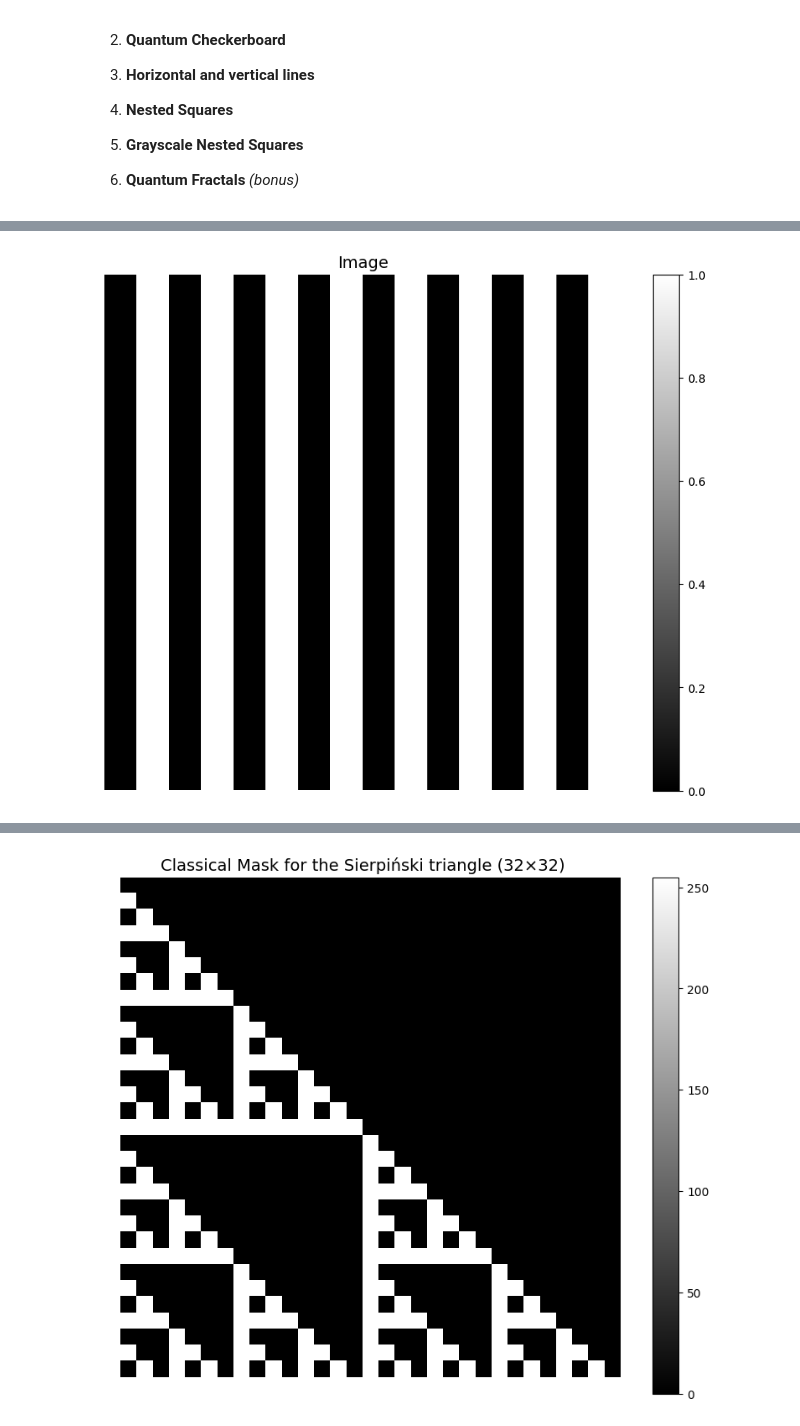
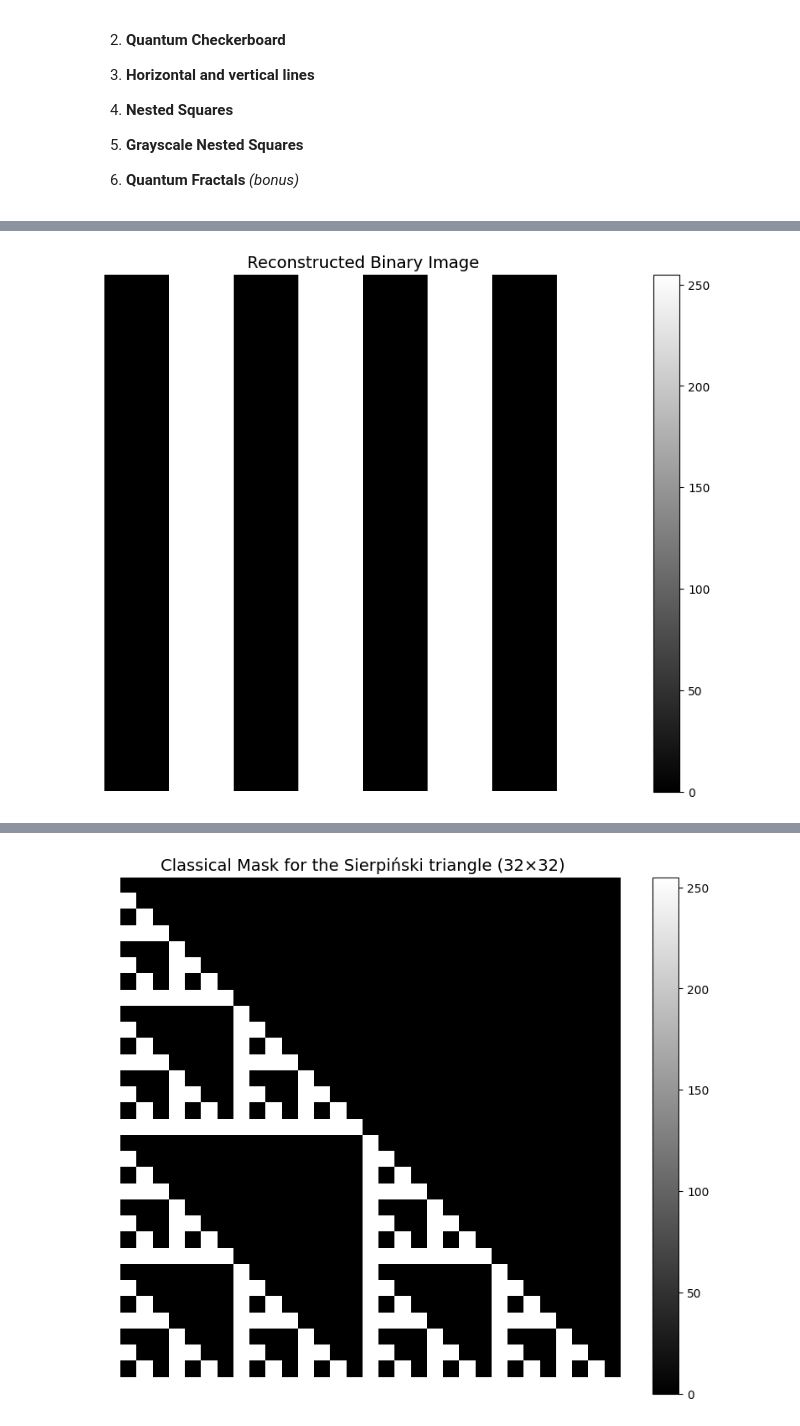
Before and after one commit to inking02/compile-moi-si-tu-peux, a Jupyter notebook: iqucodefest-2026-docs/side_quests/challenge_02_generative_quantum_art/frqi_pattern_generation_challenge_en.ipynb, the cells around one changed output, grey strips where cells are left out. Cells and saved outputs as stored; diff of their text form; code cells hidden in the pictures.

```diff
--- a/iqucodefest-2026-docs/side_quests/challenge_02_generative_quantum_art/frqi_pattern_generation_challenge_en.ipynb
+++ b/iqucodefest-2026-docs/side_quests/challenge_02_generative_quantum_art/frqi_pattern_generation_challenge_en.ipynb
@@ -157,27 +277,69 @@ Same idea as pattern 3, but the lines must be vertical just like in the picture
 
 ![Vertical lines](images/frqi_bar_ver.png)
 # %%
-L1 = 16
-L2 = 16
-qc  = QuantumCircuit(L1*L2)
-for q in range(L1*L2):
-    if q%2==0:
-        qc.x(q)
+import utils_images
 
-qc.measure_all()
-qc.draw()
+from grayscale import encode_frqi_grayscale, reconstruct_grayscale_from_frqi, reconstruct_from_frqi
 
-sampler = AerSimulator(method="matrix_product_state")
-outcome_hex = list(
-    sampler.run([qc.decompose(reps=1)], shots=1)
-    .result()
-    .data(0)["counts"]
-    .keys()
-)[0]
+def checker_patern(L1,L2,negative) -> tuple[QuantumCircuit, int]:
+    """
+    Pedagogical FRQI encoder for a binary (black/white) image.
 
-outcome_binary = format(int(outcome_hex, 16), f"0{L1*L2}b")
-bits = [b for b in outcome_binary]
+    Convention used here:
+    - Pixel index i is converted to a "natural" bitstring (MSB on the left) with format(...).
+    - position qubits are q0..q(k-1), where q0 is the LSB.
+    - The helper _apply_x_mask(...) reverses the bitstring to align bits with q0..
 
-bm = np.array(bits).reshape(L1,L2).astype(float)
-display_image(bm)
+    Steps:
+    1) Put all positions in superposition (H on all position qubits).
+    2) For each black pixel address, apply an X-mask + MCX + undo the mask.
+    """
+    n_pixels = L1*L2
+    if n_pixels == 0:
+        raise ValueError("Empty image.")
+
+    n_pos = math.ceil(math.log2(n_pixels))  # number of position qubits
+    n_total = n_pos + 1  # +1 color qubit
+    pos_qubits = list(range(n_pos))  # q0..q(k-1)
+    color_qubit = n_pos  # qk
+
+    # Warn if there are more addresses than pixels
+    if 2**n_pos > n_pixels:
+        print(f"Note: 2^k = {2**n_pos} > N = {n_pixels} (extra addresses stay white)")
+
+    # Create circuit
+    qc = QuantumCircuit(n_total)
+
+    # Step 1) Superposition over addresses
+    for q in pos_qubits:
+        qc.h(q)
+
+    # Step 2) Encode black pixels with MC
+    qc.cx(0, color_qubit)
+
+    if negative:
+        qc.x(color_qubit)
+
+    print(f" FRQI circuit created!")
+    print(f"   Depth: {qc.depth()}, Size: {qc.size()} gates")
+
+    return qc, n_pos  # return circuit and number of position qubits
+
+L1 = 8
+L2 = 8
+pixel_grid = []
+
+checker_circ, n_pos = checker_patern(L1,L2,False)
+checker_circ.measure_all()
+num_shots = (2**n_pos) * 50
+counts = utils_quantum.run_simulation(checker_circ, shots=num_shots)
+
+# Reconstruct
+frqi_reconstructed = reconstruct_from_frqi(counts, n_pos, (L1,L2))
+
+print(f"\n{'='*60}")
+print("Reconstructed image:")
+print(frqi_reconstructed)
+
+display_image(frqi_reconstructed * 255, "Reconstructed Binary Image")
 # %% [output]
@@ -184,4 +361,4 @@ display_image(bm)
-[figure, old version]
+[figure, new version]
 # %% [markdown]
 ## Pattern 5 - Nested Squares
 
```
Also changed, not shown: parts of 7 cells of this notebook, 1 other file.
